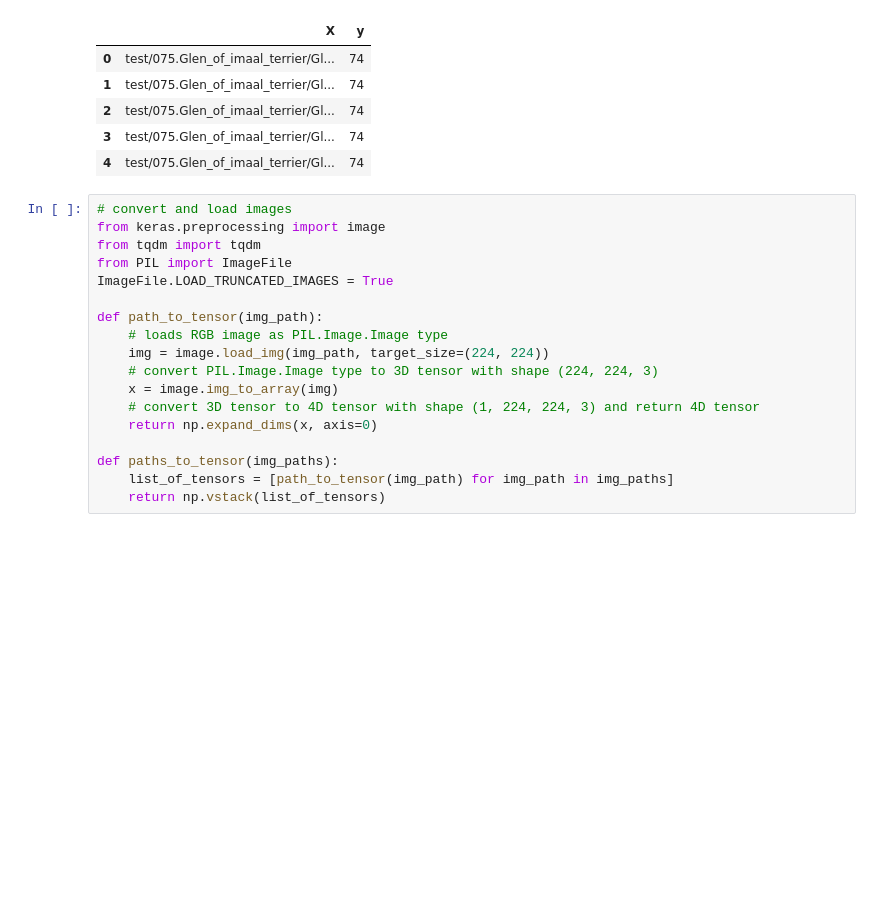
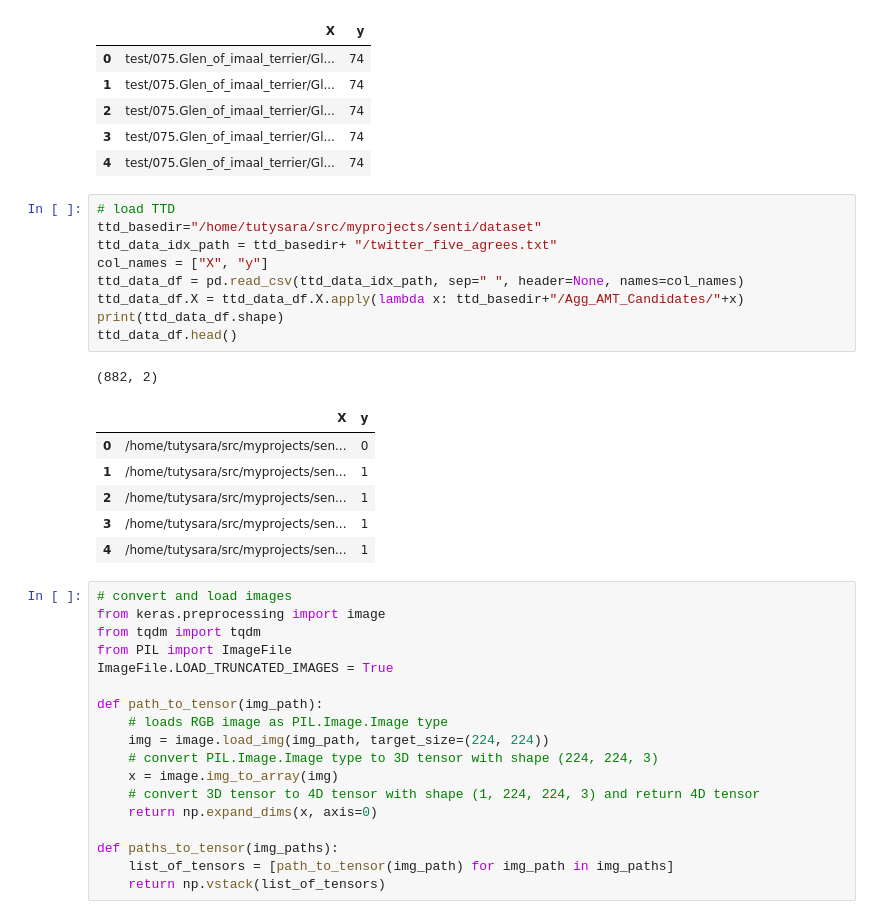
Before and after one commit to tutysara/mlnd-capstone-project, a Jupyter notebook: t4sa_sentiment_classification_on_wild_using_mobilenet.ipynb, the cells around one changed output. Saved outputs shown, nothing was run; the diff lists cells and outputs as text; blank space fills up the shorter version.

```diff
--- a/t4sa_sentiment_classification_on_wild_using_mobilenet.ipynb
+++ b/t4sa_sentiment_classification_on_wild_using_mobilenet.ipynb
@@ -87,6 +87,23 @@ sample_df
 | 2 | test/075.Glen_of_imaal_terrier/Gl... | 74 |
 | 3 | test/075.Glen_of_imaal_terrier/Gl... | 74 |
 | 4 | test/075.Glen_of_imaal_terrier/Gl... | 74 |
+# %%
+# load TTD
+ttd_basedir="/home/tutysara/src/myprojects/senti/dataset"
+ttd_data_idx_path = ttd_basedir+ "/twitter_five_agrees.txt"
+col_names = ["X", "y"]
+ttd_data_df = pd.read_csv(ttd_data_idx_path, sep=" ", header=None, names=col_names)
+ttd_data_df.X = ttd_data_df.X.apply(lambda x: ttd_basedir+"/Agg_AMT_Candidates/"+x)
+print(ttd_data_df.shape)
+ttd_data_df.head()
+# %% [output]
+(882, 2)
+|  | X | y |
+| 0 | /home/tutysara/src/myprojects/sen... | 0 |
+| 1 | /home/tutysara/src/myprojects/sen... | 1 |
+| 2 | /home/tutysara/src/myprojects/sen... | 1 |
+| 3 | /home/tutysara/src/myprojects/sen... | 1 |
+| 4 | /home/tutysara/src/myprojects/sen... | 1 |
 # %%
 # convert and load images
 from keras.preprocessing import image
```
Also changed, not shown: parts of 35 cells of this notebook, 1 other file.
